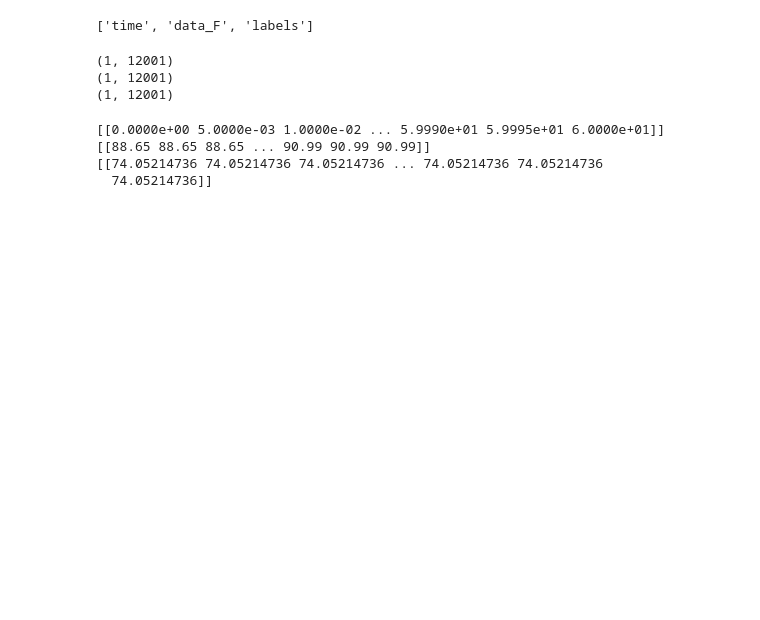
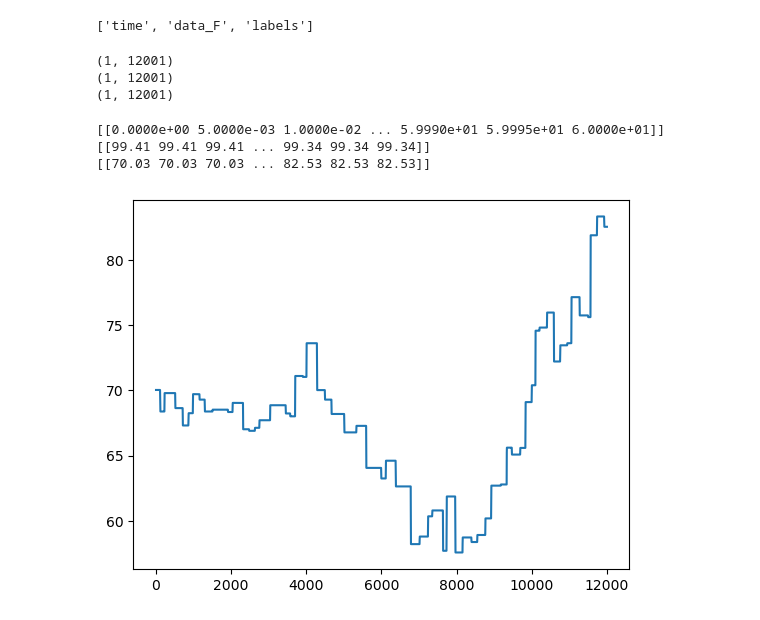
Before and after one commit to dnxjcui/Temperature_Heartrate_Sensor, a Jupyter notebook: load_data.ipynb, the cells around one changed output. Cells and saved outputs as stored; diff of their text form; code cells hidden in the pictures; blank space fills up the shorter version.

```diff
--- a/load_data.ipynb
+++ b/load_data.ipynb
@@ -3,7 +3,7 @@ import numpy as np
 import os
 
 # FOLDER = "noise_baseline_20251209_DM"
-FOLDER = "test_hr_20251209_DM-1_NS-2"
+FOLDER = "hr-2_20251209_DM-1_NS-2"
 
 FILE = os.path.join("data", FOLDER, "tempF_dur-1.00min_fs-200Hz_idx-000_label-T.npz")
 # %%
@@ -27,6 +27,13 @@ print(data['data_F'][:10])
 print(data['labels'][:10])
 # %% [output]
 [[0.0000e+00 5.0000e-03 1.0000e-02 ... 5.9990e+01 5.9995e+01 6.0000e+01]]
-[[88.65 88.65 88.65 ... 90.99 90.99 90.99]]
-[[74.05214736 74.05214736 74.05214736 ... 74.05214736 74.05214736
-  74.05214736]]
+[[99.41 99.41 99.41 ... 99.34 99.34 99.34]]
+[[70.03 70.03 70.03 ... 82.53 82.53 82.53]]
+# %%
+# plot hr over time
+import matplotlib.pyplot as plt
+# plt.plot(data['time'].flatten(), data['labels'].flatten())
+plt.plot(np.arange(data['labels'].shape[1]), data['labels'].flatten())
+plt.show()
+# %% [output]
+[figure, added]
```
Also changed, not shown: parts of 2 cells of this notebook, 3 other files.
